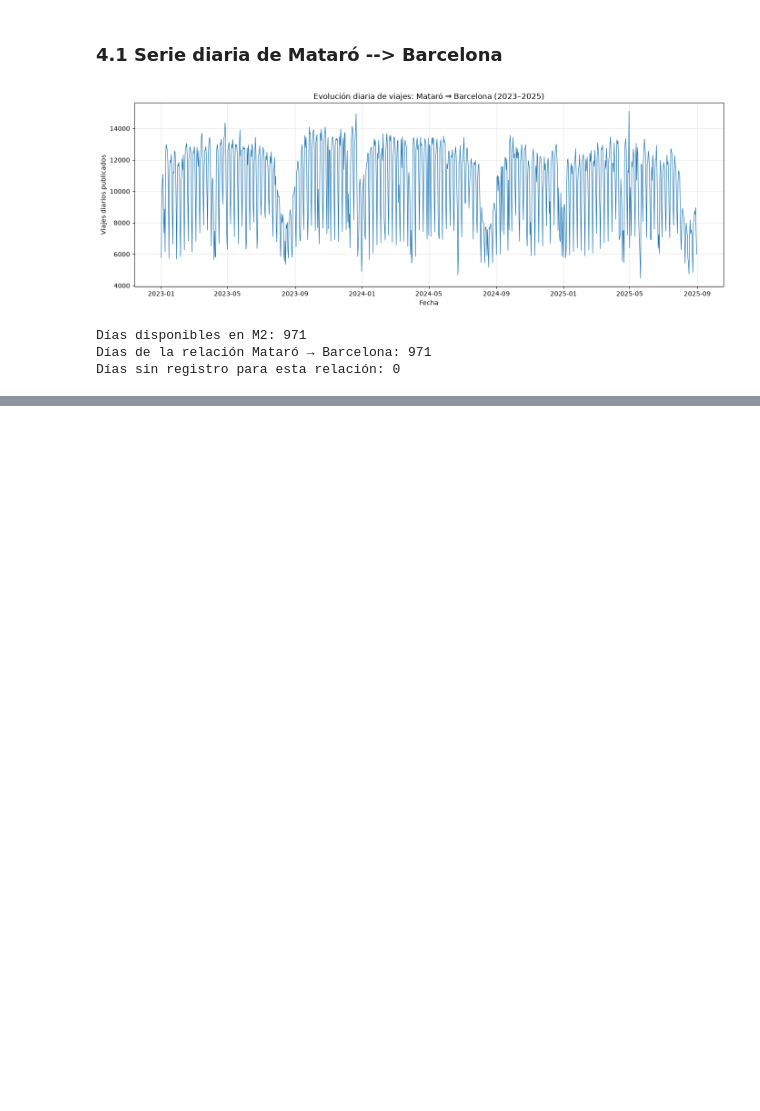
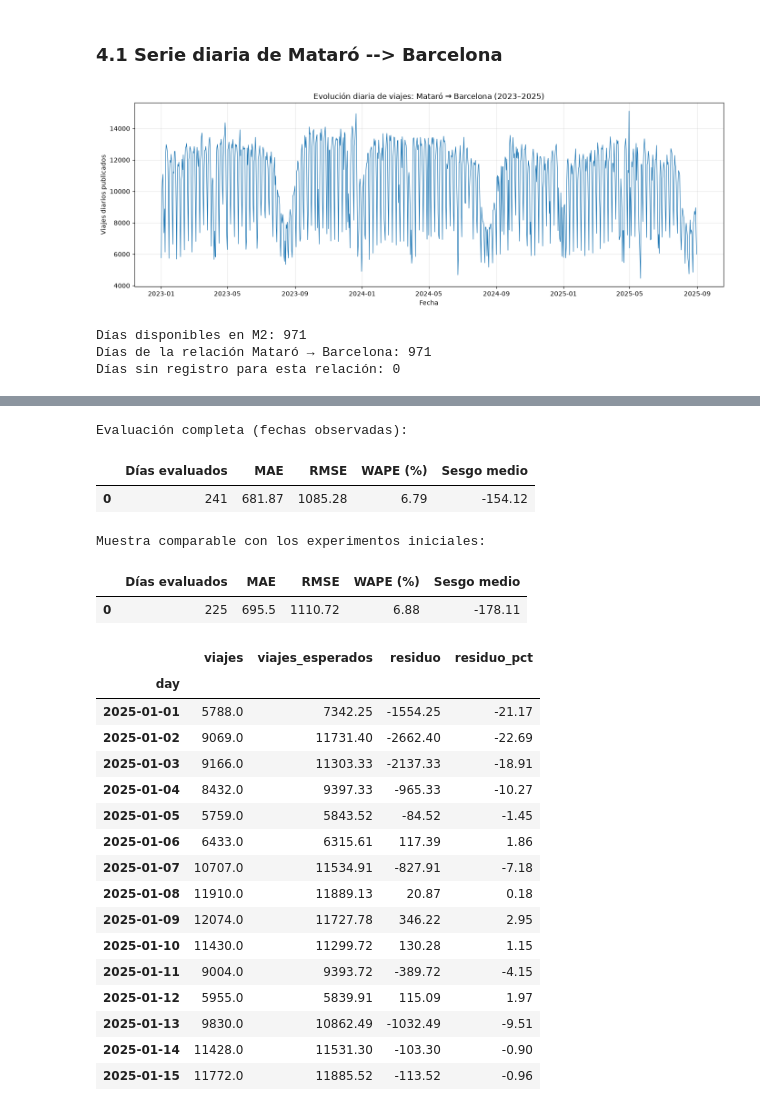
Before and after one commit to martinafrisach/R-MOVE, a Jupyter notebook: notebooks/02_movilidad_telefonica_analisi_estadistico_regresion_final.ipynb, the cells around one changed output, grey strips where cells are left out. Drawn from its saved outputs; the diff is of its cells as text; code cells hidden in the pictures; blank space fills up the shorter version.

```diff
--- a/notebooks/02_movilidad_telefonica_analisi_estadistico.ipynb
+++ b/notebooks/02_movilidad_telefonica_analisi_estadistico_regresion_final.ipynb
@@ -1160,27 +715,0 @@ Esta evaluación permitirá estudiar si el uso de variables de calendario mejora
-# %%
-from sklearn.linear_model import LinearRegression
-
-# Recuperar la serie diaria de Mataró → Barcelona
-datos_regresion = modelo_mataro[["viajes"]].copy()
-
-# Crear variables temporales
-datos_regresion["dia_semana"] = datos_regresion.index.dayofweek
-datos_regresion["mes"] = datos_regresion.index.month
-
-# Número de días transcurridos desde el inicio
-datos_regresion["t"] = (
-    datos_regresion.index - datos_regresion.index.min()
-).days
-
-# Eliminar fechas sin observación
-datos_regresion = datos_regresion.dropna(subset=["viajes"])
-
-# Separar cronológicamente
-train = datos_regresion.loc[: "2024-12-31"].copy()
-test = datos_regresion.loc["2025-01-01":].copy()
-
-print("Días de entrenamiento:", len(train))
-print("Días de evaluación:", len(test))
-
-display(train.head())
-display(test.head())
@@ -1394,0 +867,42 @@ El objetivo es comprobar si el modelo funciona mejor para Mataró pero tambien o
+# %%
+# Caso ilustrativo: Mataró → Barcelona
+modelo_mataro = estimar_relacion(
+    "08121", "08019", con_tendencia=True, con_interaccion=True
+)
+
+print("Evaluación completa (fechas observadas):")
+display(pd.DataFrame([metricas_regresion(modelo_mataro)]).round(2))
+print("Muestra comparable con los experimentos iniciales:")
+display(pd.DataFrame([
+    metricas_regresion(modelo_mataro, solo_comparables=True)
+]).round(2))
+
+# Primeras observaciones con predicción
+display(modelo_mataro.loc[
+    "2025-01-01":"2025-01-15",
+    ["viajes", "viajes_esperados", "residuo", "residuo_pct"]
+].dropna(subset=["viajes"]).round(2))
+# %% [output]
+Evaluación completa (fechas observadas):
+|  | Días evaluados | MAE | RMSE | WAPE (%) | Sesgo medio |
+| 0 | 241 | 681.87 | 1085.28 | 6.79 | -154.12 |
+Muestra comparable con los experimentos iniciales:
+|  | Días evaluados | MAE | RMSE | WAPE (%) | Sesgo medio |
+| 0 | 225 | 695.5 | 1110.72 | 6.88 | -178.11 |
+|  | viajes | viajes_esperados | residuo | residuo_pct |
+| day |  |  |  |  |
+| 2025-01-01 | 5788.0 | 7342.25 | -1554.25 | -21.17 |
+| 2025-01-02 | 9069.0 | 11731.40 | -2662.40 | -22.69 |
+| 2025-01-03 | 9166.0 | 11303.33 | -2137.33 | -18.91 |
+| 2025-01-04 | 8432.0 | 9397.33 | -965.33 | -10.27 |
+| 2025-01-05 | 5759.0 | 5843.52 | -84.52 | -1.45 |
+| 2025-01-06 | 6433.0 | 6315.61 | 117.39 | 1.86 |
+| 2025-01-07 | 10707.0 | 11534.91 | -827.91 | -7.18 |
+| 2025-01-08 | 11910.0 | 11889.13 | 20.87 | 0.18 |
+| 2025-01-09 | 12074.0 | 11727.78 | 346.22 | 2.95 |
+| 2025-01-10 | 11430.0 | 11299.72 | 130.28 | 1.15 |
+| 2025-01-11 | 9004.0 | 9393.72 | -389.72 | -4.15 |
+| 2025-01-12 | 5955.0 | 5839.91 | 115.09 | 1.97 |
+| 2025-01-13 | 9830.0 | 10862.49 | -1032.49 | -9.51 |
+| 2025-01-14 | 11428.0 | 11531.30 | -103.30 | -0.90 |
+| 2025-01-15 | 11772.0 | 11885.52 | -113.52 | -0.96 |
```
Also changed, not shown: parts of 60 cells of this notebook, 3 other files.
